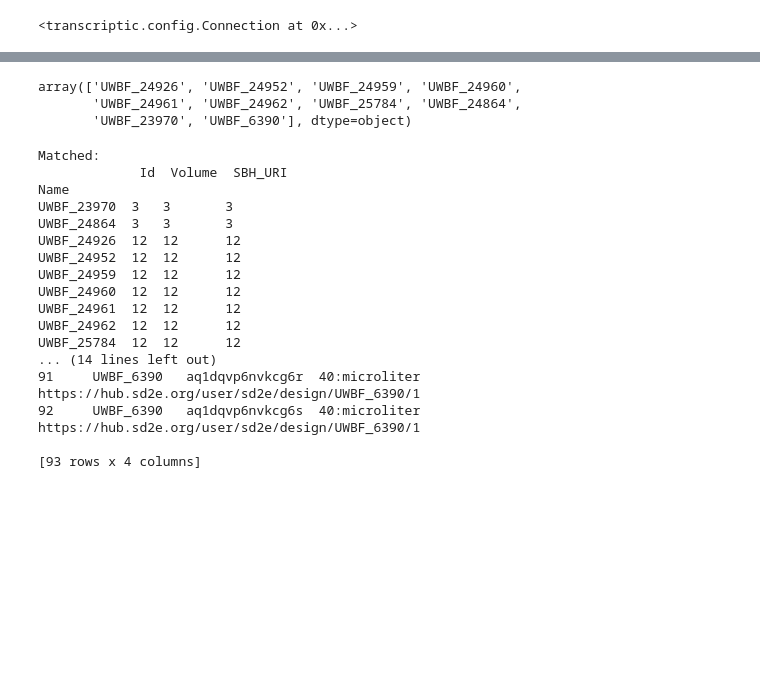
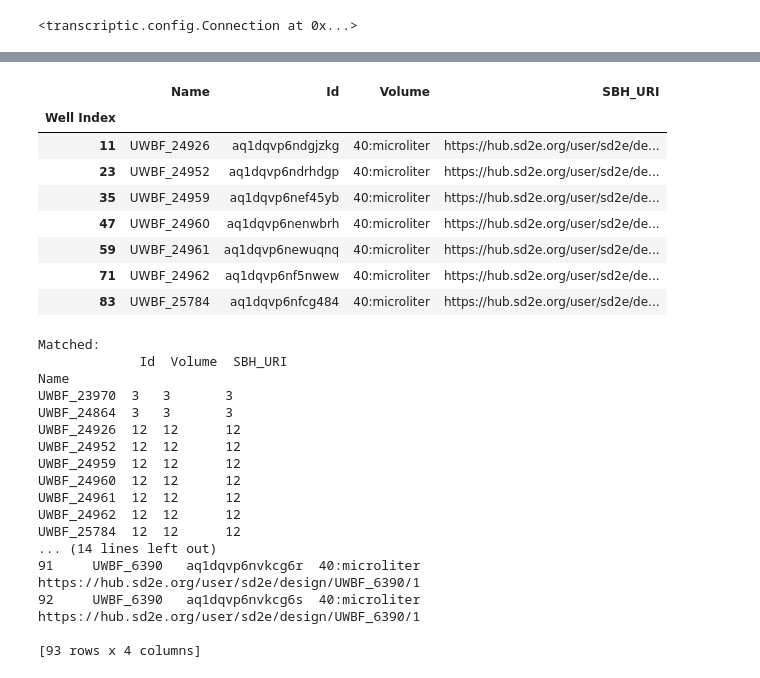
Before and after one commit to SD2E/pysd2cat, a Jupyter notebook: notebooks/scratch.ipynb, the cells around one changed output, grey strips where cells are left out. Cells and saved outputs as stored; diff of their text form; code cells hidden in the pictures; blank space fills up the shorter version.

```diff
--- a/notebooks/scratch.ipynb
+++ b/notebooks/scratch.ipynb
@@ -57,12 +62,20 @@ results
 # %%
-c = objects.Container(results['results'][2]['id'])
+c = objects.Container(results['results'][0]['id'])
 # %%
 #c.aliquots.loc[c.aliquots['Name'] == 'UWBF_25784']
-c.aliquots.Name.unique()
+#c.aliquots.Name.unique()
+col = 1
+c.aliquots.loc[(c.aliquots.index + col) % 12  == 0]
 # %% [output]
-array(['UWBF_24926', 'UWBF_24952', 'UWBF_24959', 'UWBF_24960',
-       'UWBF_24961', 'UWBF_24962', 'UWBF_25784', 'UWBF_24864',
-       'UWBF_23970', 'UWBF_6390'], dtype=object)
+|  | Name | Id | Volume | SBH_URI |
+| Well Index |  |  |  |  |
+| 11 | UWBF_24926 | aq1dqvp6ndgjzkg | 40:microliter | https://hub.sd2e.org/user/sd2e/de... |
+| 23 | UWBF_24952 | aq1dqvp6ndrhdgp | 40:microliter | https://hub.sd2e.org/user/sd2e/de... |
+| 35 | UWBF_24959 | aq1dqvp6nef45yb | 40:microliter | https://hub.sd2e.org/user/sd2e/de... |
+| 47 | UWBF_24960 | aq1dqvp6nenwbrh | 40:microliter | https://hub.sd2e.org/user/sd2e/de... |
+| 59 | UWBF_24961 | aq1dqvp6newuqnq | 40:microliter | https://hub.sd2e.org/user/sd2e/de... |
+| 71 | UWBF_24962 | aq1dqvp6nf5nwew | 40:microliter | https://hub.sd2e.org/user/sd2e/de... |
+| 83 | UWBF_25784 | aq1dqvp6nfcg484 | 40:microliter | https://hub.sd2e.org/user/sd2e/de... |
 # %%
 def get_matching_aliquots(strains, container_id, merge_key="Name"):
     c = objects.Container(container_id)
```
Also changed, not shown: parts of 6 cells of this notebook.
